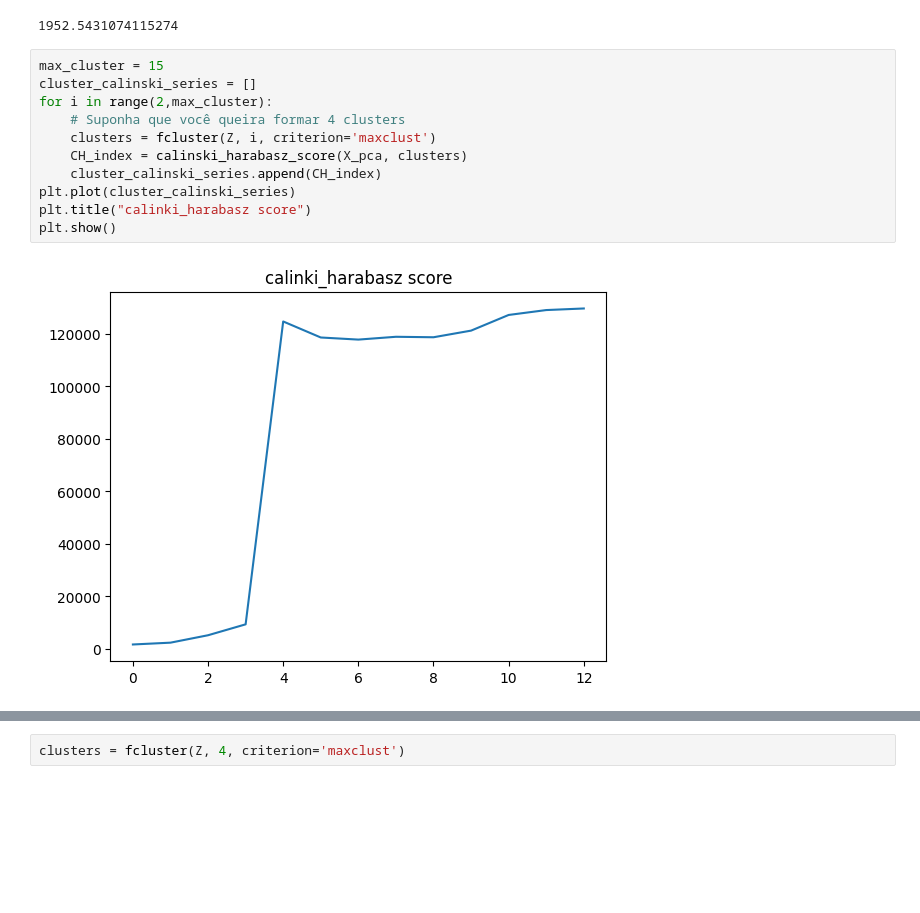
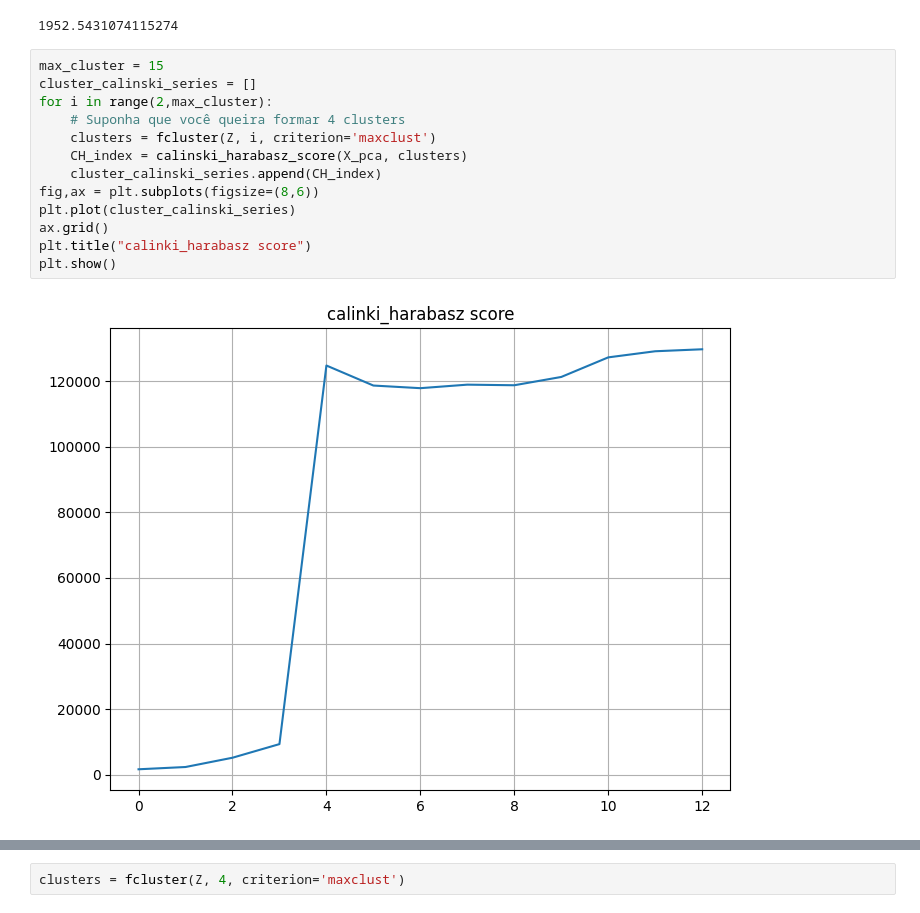
Before and after one commit to marcello10/Agrupamento_Hierarquico, a Jupyter notebook: hierachical_clustering.ipynb, the cells around one changed output, grey strips where cells are left out. Saved outputs shown, nothing was run; the diff lists cells and outputs as text; blank space fills up the shorter version.

```diff
--- a/hierachical_clustering.ipynb
+++ b/hierachical_clustering.ipynb
@@ -150,16 +152,18 @@ calinski_harabasz_score(X, clusters)
 # %%
 max_cluster = 15
 cluster_calinski_series = []
 for i in range(2,max_cluster):
     # Suponha que você queira formar 4 clusters
     clusters = fcluster(Z, i, criterion='maxclust')
     CH_index = calinski_harabasz_score(X_pca, clusters)
     cluster_calinski_series.append(CH_index)
+fig,ax = plt.subplots(figsize=(8,6))
 plt.plot(cluster_calinski_series)
+ax.grid()
 plt.title("calinki_harabasz score")
 plt.show()
 # %% [output]
-[figure, old version]
+[figure, new version]
 # %%
 max_cluster = 15
 cluster_silhouette_series = []
```
Also changed, not shown: parts of 4 cells of this notebook.
